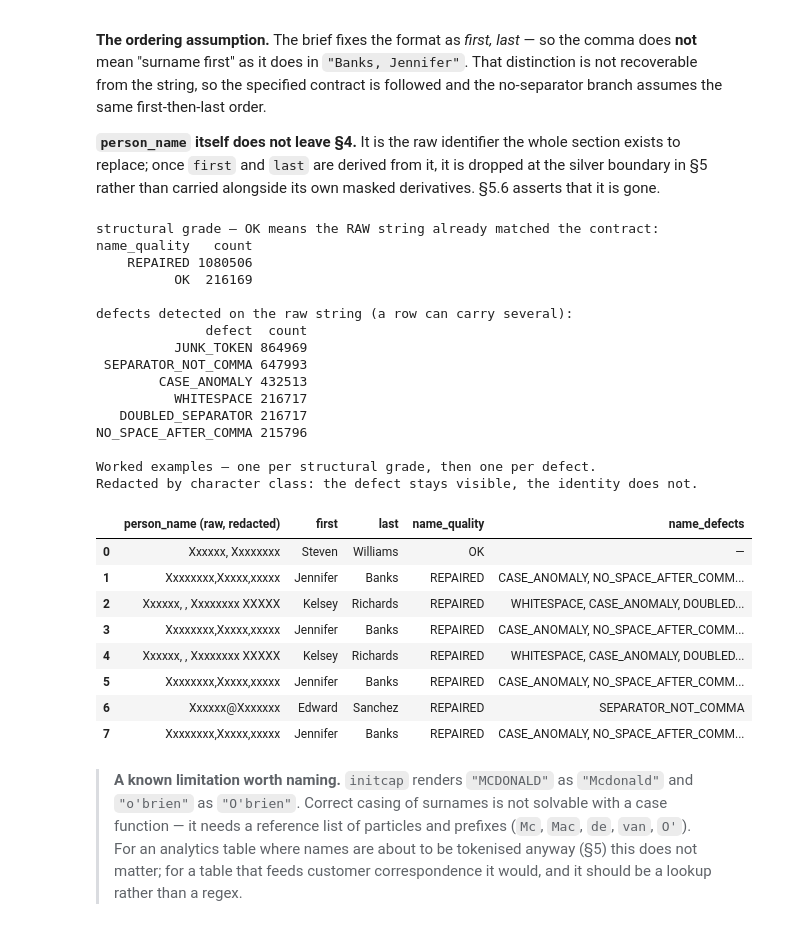
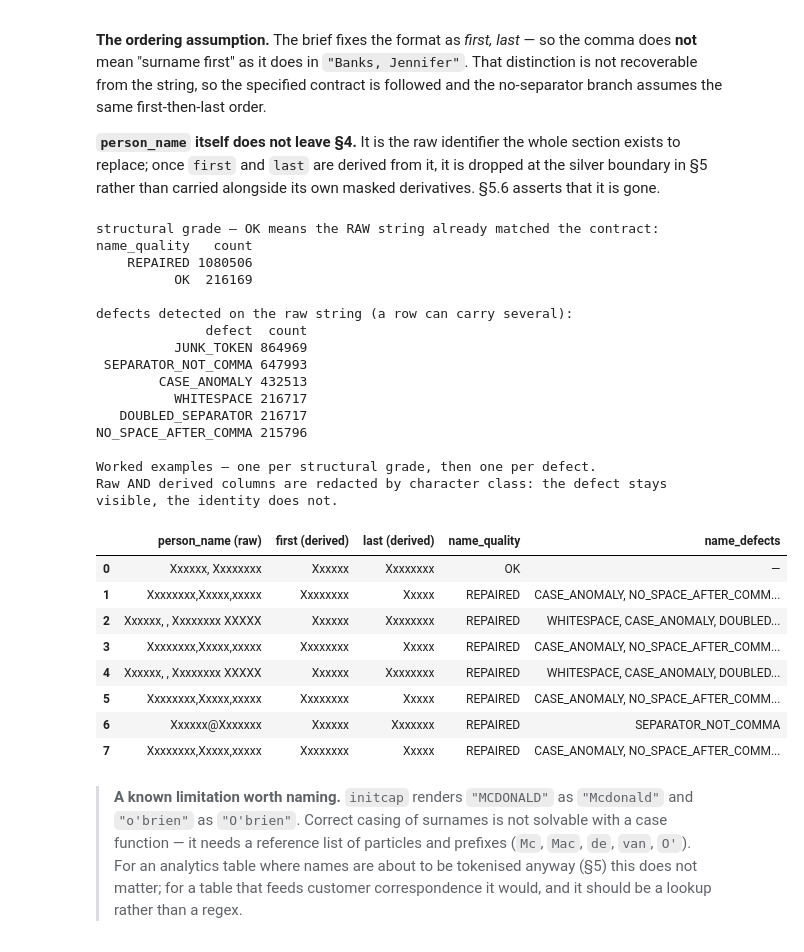
Before and after one commit to rongshiu/paynet_iv, a Jupyter notebook: notebooks/01_credit_card_transactions.ipynb, the cells around one changed output. Drawn from its saved outputs; the diff is of its cells as text; code cells hidden in the pictures.

```diff
--- a/notebooks/01_credit_card_transactions.ipynb
+++ b/notebooks/01_credit_card_transactions.ipynb
@@ -157,11 +157,24 @@ def _redact_value(v):
         out.append("9" if ch.isdigit() else "X" if ch.isupper() else "x" if ch.islower() else ch)
     return "".join(out)
 
+def _preview_base_name(c):
+    """Reduce a frame's column name to the identity it actually holds.
+
+    A preview column may arrive as a flattened path ("cardholder.cc_num") or as
+    a carried-along original ("person_name__raw"); both hold the same value as
+    the bare column and both have to redact. Matching on the raw label instead
+    is how a previous version of this notebook leaked -- it aliased the column
+    to "value" first, the lookup missed, and the card numbers printed in full.
+    """
+    base = str(c).split(".")[-1].lower()
+    return base[: -len("__raw")] if base.endswith("__raw") else base
+
+
 def redact(pdf, columns=PII_PREVIEW_COLUMNS):
     """Redact PII columns of a pandas frame for display. Never used on stored data."""
     out = pdf.copy()
     for c in out.columns:
-        if str(c).split(".")[-1].lower() in columns:
+        if _preview_base_name(c) in columns:
             out[c] = out[c].map(_redact_value)
     return out
 
@@ -664,15 +677,14 @@ checks = {
     "trans_date_trans_time": r"^(\d{10,13}|\d{4}-\d{2}-\d{2}[ T]\d{2}:\d{2}:\d{2}Z?)$",
 }
 
+# The column keeps its own name all the way to redact(): that lookup is
+# BY NAME, so aliasing to a generic "value" here would silently disable it.
 for c, pattern in checks.items():
-    bad = (
-        tabular_df
-        .filter(F.col(c).isNotNull() & ~F.col(c).rlike(pattern))
-        .select(F.col(c).alias("value")).limit(8).toPandas()
-    )
-    n_bad = tabular_df.filter(F.col(c).isNotNull() & ~F.col(c).rlike(pattern)).count()
+    off_pattern = tabular_df.filter(F.col(c).isNotNull() & ~F.col(c).rlike(pattern))
+    bad = redact(off_pattern.select(F.col(c)).limit(8).toPandas())
+    n_bad = off_pattern.count()
     print(f"\n=== {c}: {n_bad:,} values off-pattern ===")
-    print("   ", [repr(v) for v in redact(bad)["value"].tolist()])
+    print("   ", [repr(v) for v in bad[c].tolist()])
 # %% [output]
 === amt: 0 values off-pattern ===
     []
@@ -1131,47 +1143,55 @@ print(
       .toPandas().to_string(index=False)
 )
 
 print("\nWorked examples — one per structural grade, then one per defect.")
-print("Redacted by character class: the defect stays visible, the identity does not.\n")
+print("Raw AND derived columns are redacted by character class: the defect stays")
+print("visible, the identity does not.\n")
 _cols = ["person_name__raw", "first", "last", "name_quality", "name_defects"]
 _examples = (
     df.select(*_cols).filter(F.col("person_name__raw").isNotNull())
       .dropDuplicates(["name_quality"])
 )
 for _label, _ in NAME_DEFECT_RULES:
     _examples = _examples.unionByName(
         df.select(*_cols).filter(F.array_contains(F.col("name_defects"), _label)).limit(1)
     )
-_ex = _examples.toPandas()
-_ex["person_name__raw"] = _ex["person_name__raw"].map(_redact_value)
+# `first` and `last` are the raw string re-spelt, not a derived abstraction of
+# it -- printing them unredacted beside a redacted `person_name__raw` publishes
+# exactly the identity the redaction was there to withhold.
+_ex = redact(_examples.toPandas())
 _ex["name_defects"] = _ex["name_defects"].map(lambda a: ", ".join(a) if len(a) else "—")
-_ex.rename(columns={"person_name__raw": "person_name (raw, redacted)"})
+_ex.rename(columns={
+    "person_name__raw": "person_name (raw)",
+    "first": "first (derived)",
+    "last": "last (derived)",
+})
 # %% [output]
 structural grade — OK means the RAW string already matched the contract:
 name_quality   count
     REPAIRED 1080506
           OK  216169
 
 defects detected on the raw string (a row can carry several):
               defect  count
           JUNK_TOKEN 864969
  SEPARATOR_NOT_COMMA 647993
         CASE_ANOMALY 432513
           WHITESPACE 216717
    DOUBLED_SEPARATOR 216717
 NO_SPACE_AFTER_COMMA 215796
 
 Worked examples — one per structural grade, then one per defect.
-Redacted by character class: the defect stays visible, the identity does not.
+Raw AND derived columns are redacted by character class: the defect stays
+visible, the identity does not.
-|  | person_name (raw, redacted) | first | last | name_quality | name_defects |
-| 0 | Xxxxxx, Xxxxxxxx | Steven | Williams | OK | — |
-| 1 | Xxxxxxxx,Xxxxx,xxxxx | Jennifer | Banks | REPAIRED | CASE_ANOMALY, NO_SPACE_AFTER_COMM... |
-| 2 | Xxxxxx, , Xxxxxxxx XXXXX | Kelsey | Richards | REPAIRED | WHITESPACE, CASE_ANOMALY, DOUBLED... |
-| 3 | Xxxxxxxx,Xxxxx,xxxxx | Jennifer | Banks | REPAIRED | CASE_ANOMALY, NO_SPACE_AFTER_COMM... |
-| 4 | Xxxxxx, , Xxxxxxxx XXXXX | Kelsey | Richards | REPAIRED | WHITESPACE, CASE_ANOMALY, DOUBLED... |
-| 5 | Xxxxxxxx,Xxxxx,xxxxx | Jennifer | Banks | REPAIRED | CASE_ANOMALY, NO_SPACE_AFTER_COMM... |
-| 6 | Xxxxxx@Xxxxxxx | Edward | Sanchez | REPAIRED | SEPARATOR_NOT_COMMA |
-| 7 | Xxxxxxxx,Xxxxx,xxxxx | Jennifer | Banks | REPAIRED | CASE_ANOMALY, NO_SPACE_AFTER_COMM... |
+|  | person_name (raw) | first (derived) | last (derived) | name_quality | name_defects |
+| 0 | Xxxxxx, Xxxxxxxx | Xxxxxx | Xxxxxxxx | OK | — |
+| 1 | Xxxxxxxx,Xxxxx,xxxxx | Xxxxxxxx | Xxxxx | REPAIRED | CASE_ANOMALY, NO_SPACE_AFTER_COMM... |
+| 2 | Xxxxxx, , Xxxxxxxx XXXXX | Xxxxxx | Xxxxxxxx | REPAIRED | WHITESPACE, CASE_ANOMALY, DOUBLED... |
+| 3 | Xxxxxxxx,Xxxxx,xxxxx | Xxxxxxxx | Xxxxx | REPAIRED | CASE_ANOMALY, NO_SPACE_AFTER_COMM... |
+| 4 | Xxxxxx, , Xxxxxxxx XXXXX | Xxxxxx | Xxxxxxxx | REPAIRED | WHITESPACE, CASE_ANOMALY, DOUBLED... |
+| 5 | Xxxxxxxx,Xxxxx,xxxxx | Xxxxxxxx | Xxxxx | REPAIRED | CASE_ANOMALY, NO_SPACE_AFTER_COMM... |
+| 6 | Xxxxxx@Xxxxxxx | Xxxxxx | Xxxxxxx | REPAIRED | SEPARATOR_NOT_COMMA |
+| 7 | Xxxxxxxx,Xxxxx,xxxxx | Xxxxxxxx | Xxxxx | REPAIRED | CASE_ANOMALY, NO_SPACE_AFTER_COMM... |
 # %% [markdown]
 > **A known limitation worth naming.** `initcap` renders `"MCDONALD"` as `"Mcdonald"` and
 > `"o'brien"` as `"O'brien"`. Correct casing of surnames is not solvable with a case function —
```
Also changed, not shown: parts of 15 cells of this notebook, 1 other file.
